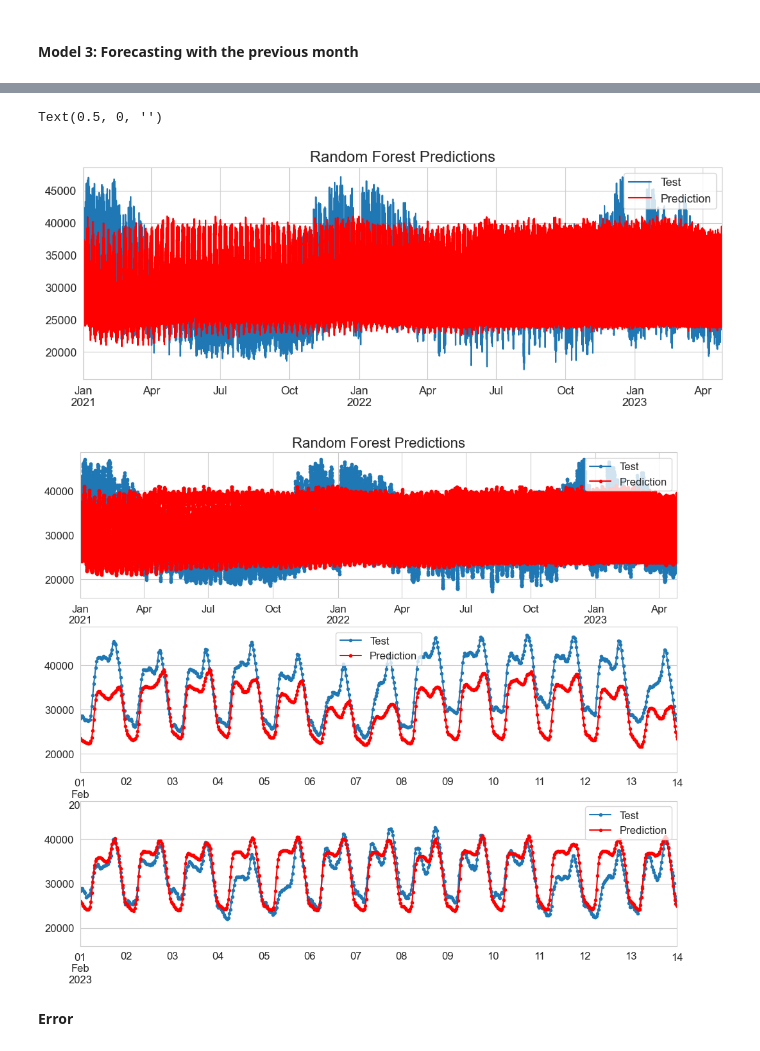
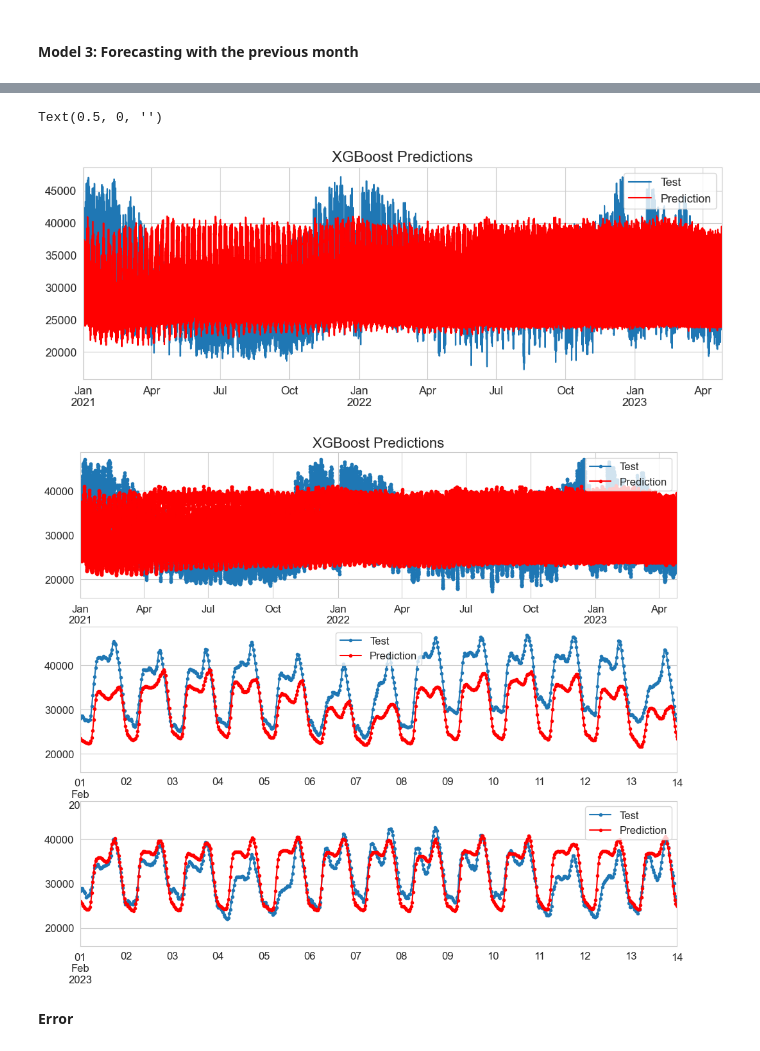
Before and after one commit to MarinaPenalver/TFG, a Jupyter notebook: notebooks/7. Autoregressors with decision trees.ipynb, the cells around one changed output, grey strips where cells are left out. Drawn from its saved outputs; the diff is of its cells as text; code cells hidden in the pictures.

```diff
--- a/notebooks/7. Autoregressors with decision trees.ipynb
+++ b/notebooks/7. Autoregressors with decision trees.ipynb
@@ -362,20 +467,20 @@ Wall time: 31.9 s
 # %%
 fig, ax = plt.subplots(figsize=(12, 4))
 test.plot(ax=ax, label='Test')
 XGB_pred3.plot(ax=ax, label='Prediction', color='r')
 ax.legend()
-ax.set_title('Random Forest Predictions')
+ax.set_title('XGBoost Predictions')
 ax.set_xlabel('')
 # %% [output]
 Text(0.5, 0, '')
-[figure, old version]
+[figure, new version]
 # %%
 fig, (ax, bx, cx) = plt.subplots(3,1,figsize=(12, 10))
 
 test.plot(ax=ax, marker='.', label='Test')
 XGB_pred3.plot(ax=ax, marker='.', label='Prediction', color='r')
 ax.legend()
-ax.set_title('Random Forest Predictions')
+ax.set_title('XGBoost Predictions')
 ax.set_xlabel('')
 
 test.plot(ax=bx, marker='.', label='Test')
@@ -389,8 +494,10 @@ XGB_pred3.plot(ax=cx, marker='.', label='Prediction', color='r')
 cx.legend()
 cx.set_xlabel('')
 cx.set_xbound(lower=datetime.date(2023,2,1), upper=datetime.date(2023,2,14))
+
+plt.savefig("../graphs/XGBoost.png")
 # %% [output]
-[figure, old version]
+[figure, new version]
 # %% [markdown]
 **Error**
 # %%
```
Also changed, not shown: parts of 53 cells of this notebook, 6 other files.
